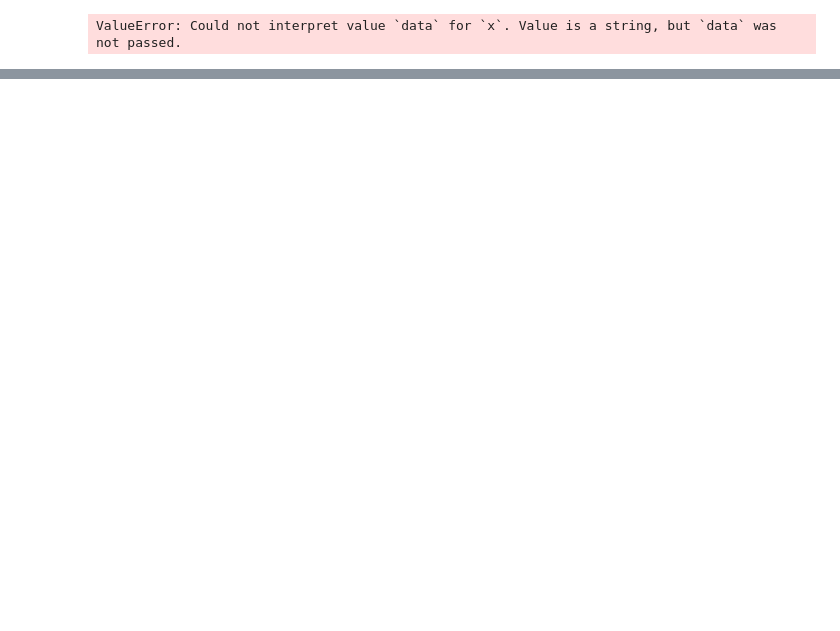
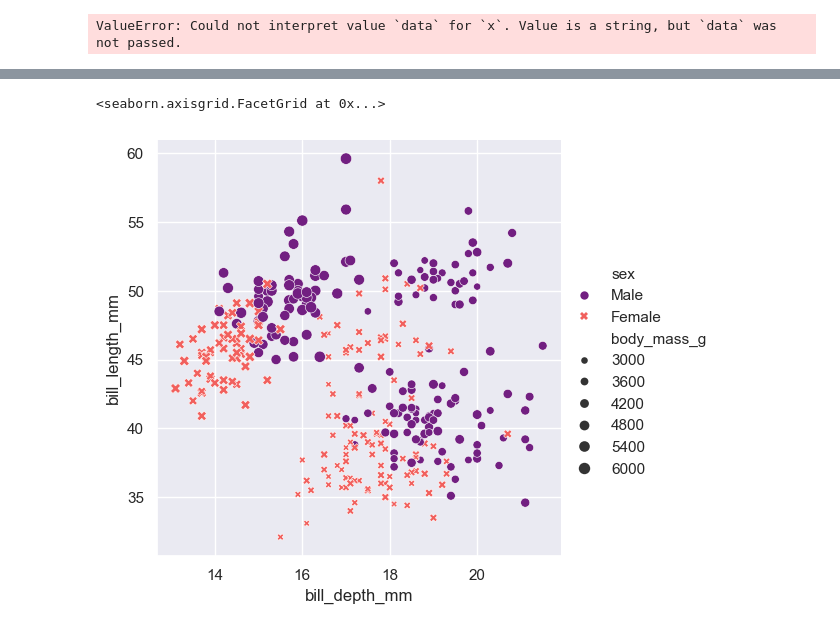
Before and after one commit to harsh-reactdev/SL-python, a Jupyter notebook: seaborn/fundamentals.ipynb, the cells around one changed output, grey strips where cells are left out. Drawn from its saved outputs; the diff is of its cells as text; code cells hidden in the pictures; blank space fills up the shorter version.

Commit message:
chore: seaborn fundamentals and scikit learn init

```diff
--- a/seaborn/fundamentals.ipynb
+++ b/seaborn/fundamentals.ipynb
@@ -31,0 +58,14 @@ plt.show
+# %%
+sns.relplot(
+    data=penguins,
+    x="bill_depth_mm",
+    y="bill_length_mm",
+    kind="scatter",
+    hue="sex",
+    size="body_mass_g",
+    style="sex",
+    palette="magma",
+)
+# %% [output]
+<seaborn.axisgrid.FacetGrid at 0x...>
+[figure, added]
```
Also changed, not shown: parts of 9 cells of this notebook, 1 other file.
